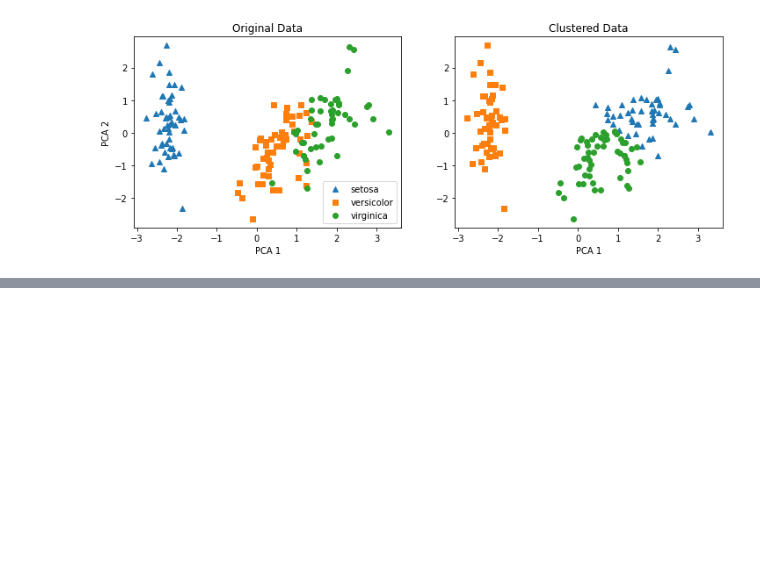
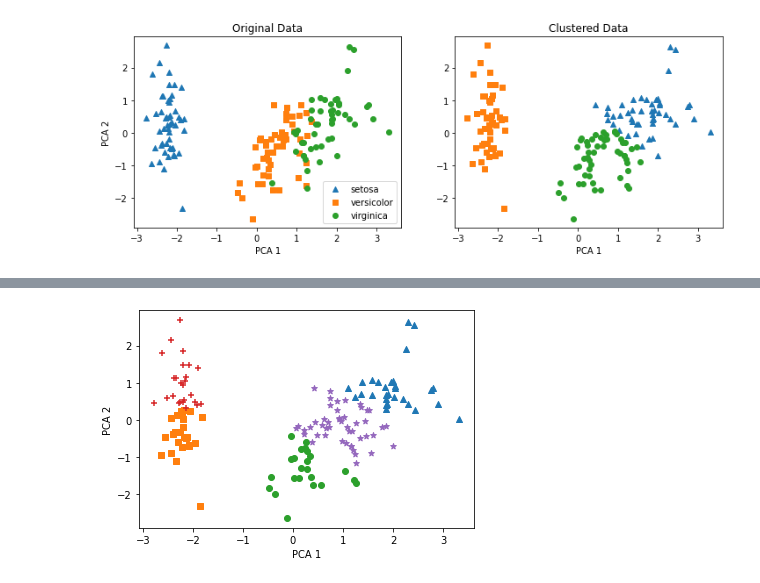
Before and after one commit to jjingunmo/Machine-Learning-2021-1, a Jupyter notebook: 06.Clustering/01_KMeans.ipynb, the cells around one changed output, grey strips where cells are left out. Cells and saved outputs as stored; diff of their text form; code cells hidden in the pictures; blank space fills up the shorter version.

```diff
--- a/06.Clustering/01_KMeans.ipynb
+++ b/06.Clustering/01_KMeans.ipynb
@@ -142,0 +145,4 @@ for k, column in enumerate(columns):
+# %%
+kmeans2 = KMeans(n_clusters=2, random_state=2021)
+kmeans2.fit(iris_std)
+kmeans2.labels_
@@ -142,0 +157,4 @@ for k, column in enumerate(columns):
+# %%
+kmeans5 = KMeans(n_clusters=5, random_state=2021)
+kmeans5.fit(iris_std)
+kmeans5.labels_
@@ -142,0 +169,3 @@ for k, column in enumerate(columns):
+# %%
+df['cluster5'] = kmeans5.labels_
+df.head()
@@ -142,0 +179,13 @@ for k, column in enumerate(columns):
+# %%
+markers = ['^','s','o','+','*']
+
+for i, marker in enumerate(markers):
+    x_data = df[df['cluster5']==i]['pca_x']
+    y_data = df[df['cluster5']==i]['pca_y']
+    plt.scatter(x_data, y_data, marker=marker)
+
+plt.xlabel('PCA 1')
+plt.ylabel('PCA 2')
+plt.show()
+# %% [output]
+[figure, added]
```
Also changed, not shown: parts of 4 cells of this notebook.
